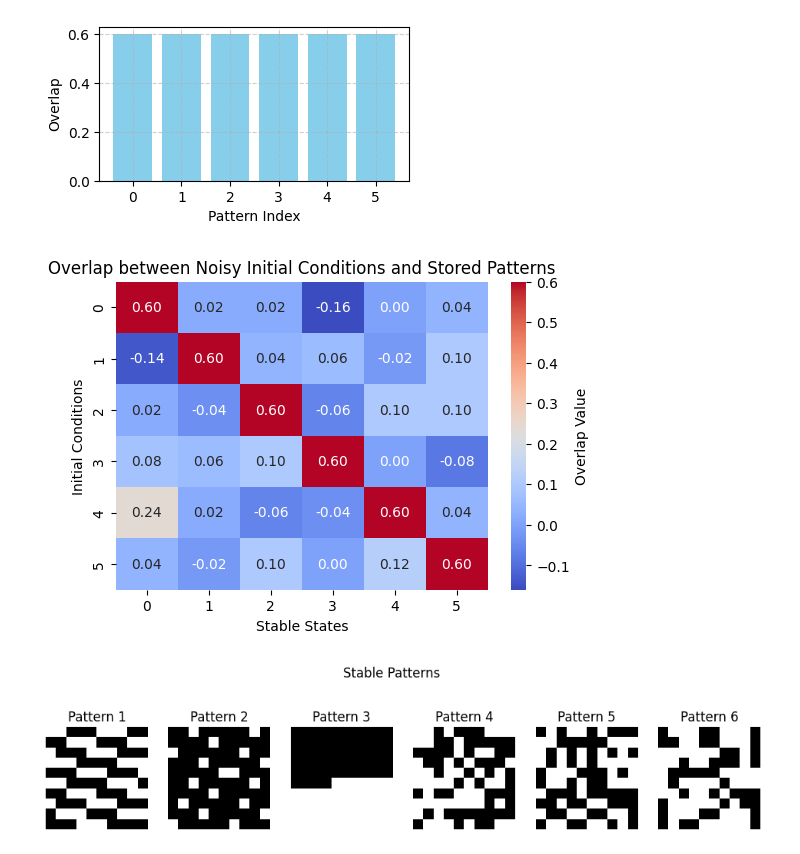
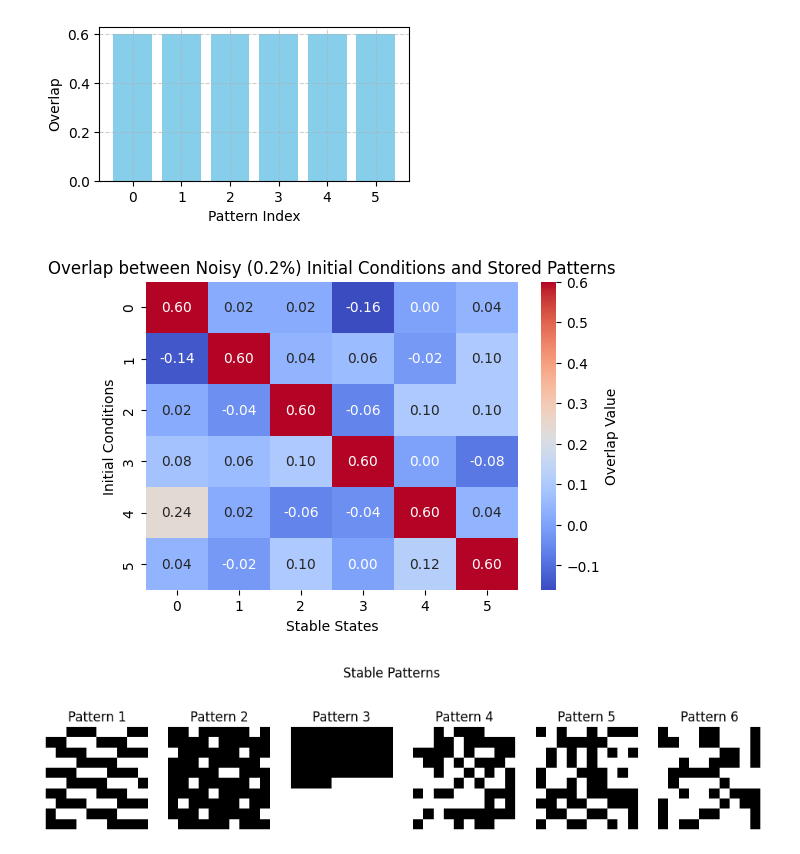
Before and after one commit to edoardo-damore/hopfield_model_and_data_reconstruction, a Jupyter notebook: deterministic_FINAL.ipynb, the cells around one changed output. Saved outputs shown, nothing was run; the diff lists cells and outputs as text; code cells hidden in the pictures.

```diff
--- a/deterministic_FINAL.ipynb
+++ b/deterministic_FINAL.ipynb
@@ -222,14 +226,14 @@ plt.show()
 # %%
 overlap_matrix = np.array([overlap_memory(my_noisy_patterns[i], my_patterns) for i in range(my_patterns.shape[0])])
 
 plt.figure(figsize=(6, 4))
 sns.heatmap(overlap_matrix, annot=True, cmap="coolwarm", cbar_kws={'label': 'Overlap Value'}, fmt=".2f")
 plt.xlabel("Stable States")
 plt.ylabel("Initial Conditions")
-plt.title("Overlap between Noisy Initial Conditions and Stored Patterns")
+plt.title(f"Overlap between Noisy ({noise}%) Initial Conditions and Stored Patterns")
 plt.show()
 # %% [output]
-[figure, old version]
+[figure, new version]
 # %%
 my_retrieved_patterns = np.array([update_pattern(p, J, steps=200) for p in my_noisy_patterns])
 
```
Also changed, not shown: parts of 30 cells of this notebook, 2 other files.
